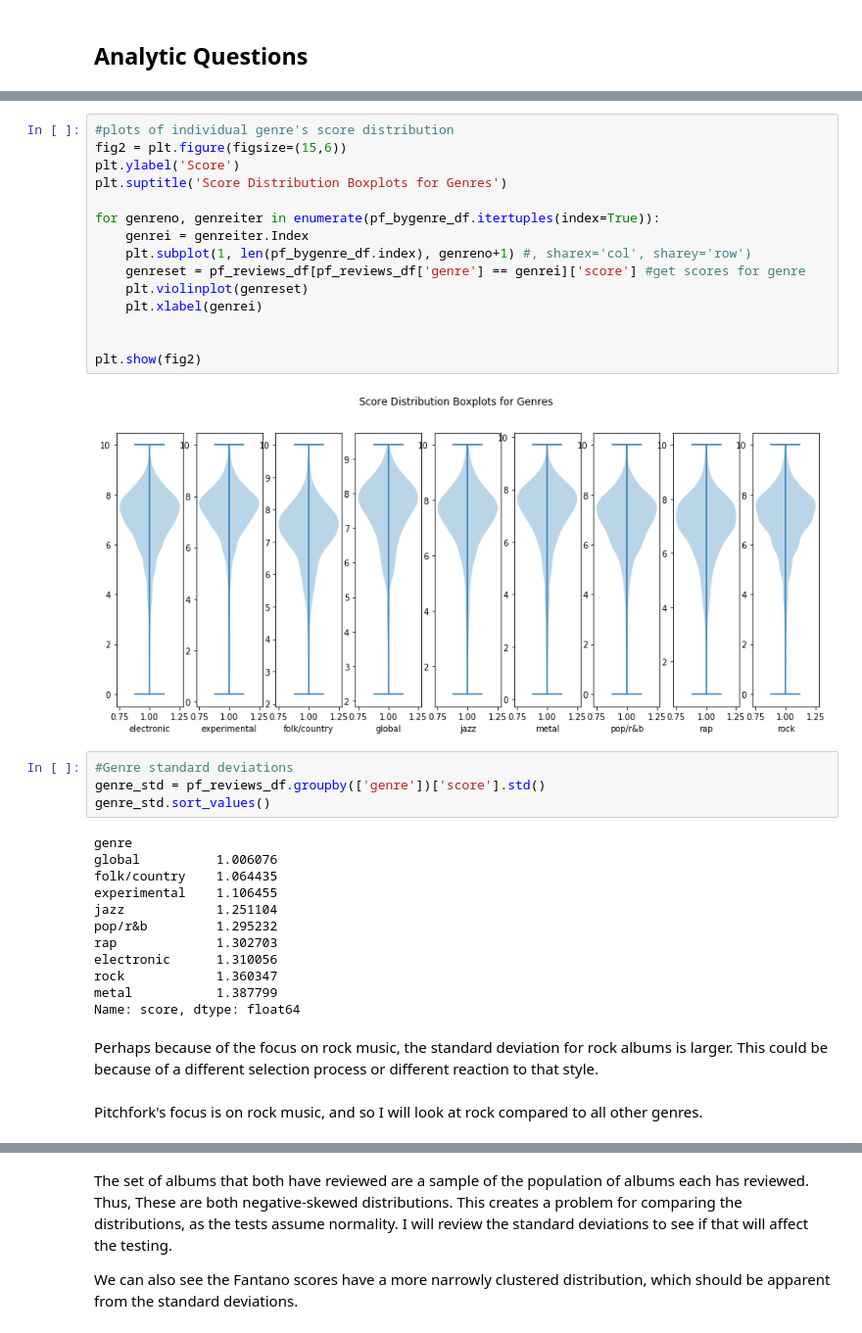
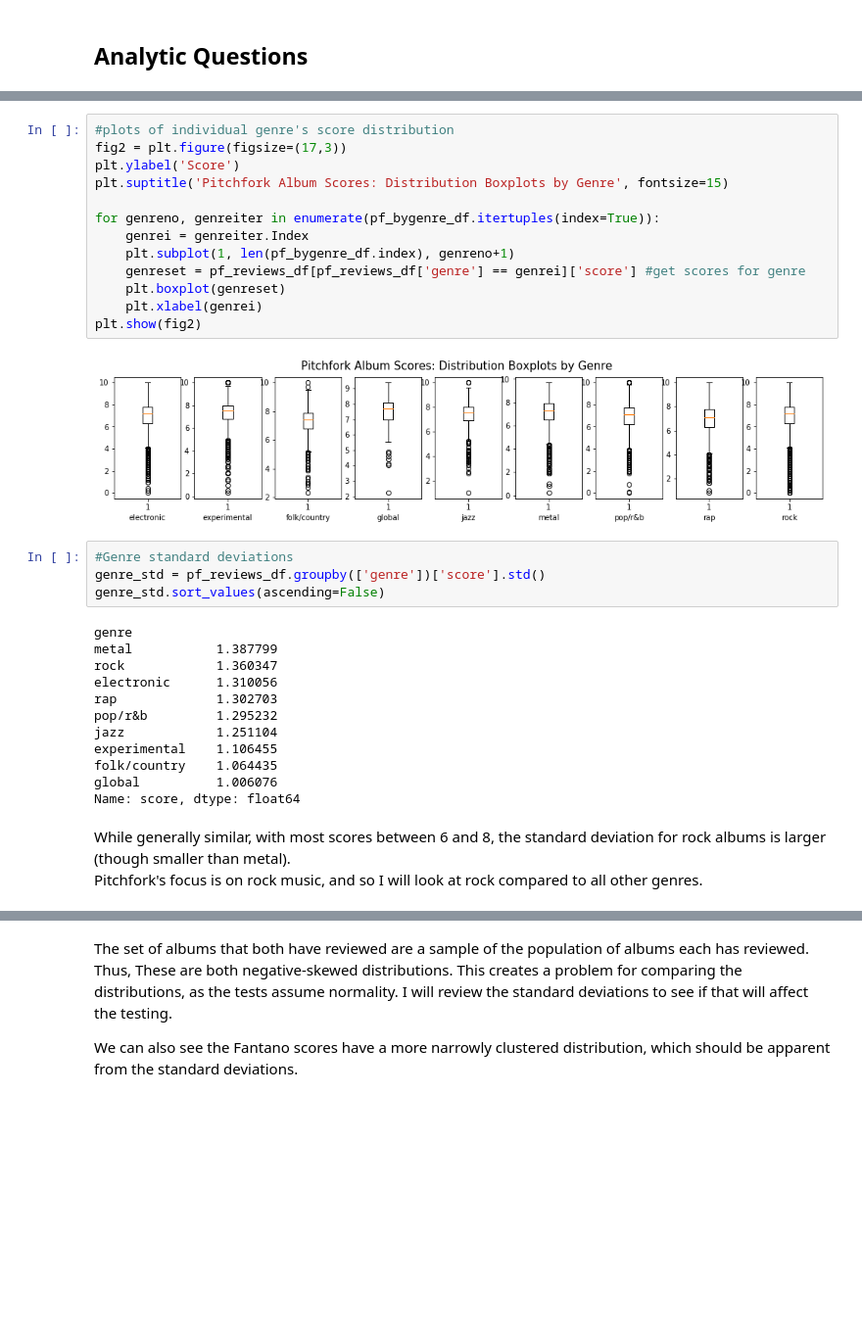
Before and after one commit to chrisoyer/thinkful_notes, a Jupyter notebook: music_caps/music review project.ipynb, the cells around one changed output, grey strips where cells are left out. Shown at 98% size. Drawn from its saved outputs; the diff is of its cells as text; blank space fills up the shorter version.

```diff
--- a/music_caps/music review project.ipynb
+++ b/music_caps/music review project.ipynb
@@ -229,39 +81,36 @@ plt.show()
 # %%
 #plots of individual genre's score distribution
-fig2 = plt.figure(figsize=(15,6))
+fig2 = plt.figure(figsize=(17,3))
 plt.ylabel('Score')
-plt.suptitle('Score Distribution Boxplots for Genres')
+plt.suptitle('Pitchfork Album Scores: Distribution Boxplots by Genre', fontsize=15)
 
 for genreno, genreiter in enumerate(pf_bygenre_df.itertuples(index=True)):
     genrei = genreiter.Index
-    plt.subplot(1, len(pf_bygenre_df.index), genreno+1) #, sharex='col', sharey='row')
+    plt.subplot(1, len(pf_bygenre_df.index), genreno+1)
     genreset = pf_reviews_df[pf_reviews_df['genre'] == genrei]['score'] #get scores for genre
-    plt.violinplot(genreset)
+    plt.boxplot(genreset)
     plt.xlabel(genrei)
-
-
 plt.show(fig2)
 # %% [output]
-[figure, old version]
+[figure, new version]
 # %%
 #Genre standard deviations
 genre_std = pf_reviews_df.groupby(['genre'])['score'].std()
-genre_std.sort_values()
+genre_std.sort_values(ascending=False)
 # %% [output]
 genre
+metal           1.387799
+rock            1.360347
+electronic      1.310056
+rap             1.302703
+pop/r&b         1.295232
+jazz            1.251104
+experimental    1.106455
+folk/country    1.064435
 global          1.006076
-folk/country    1.064435
-experimental    1.106455
-jazz            1.251104
-pop/r&b         1.295232
-rap             1.302703
-electronic      1.310056
-rock            1.360347
-metal           1.387799
 Name: score, dtype: float64
-# %% [markdown]
-Perhaps because of the focus on rock music, the standard deviation for rock albums is larger. This could be because of a different selection process or different reaction to that style.
 # %% [markdown]
+While generally similar, with most scores between 6 and 8, the standard deviation for rock albums is larger (though smaller than metal).
 Pitchfork's focus is on rock music, and so I will look at rock compared to all other genres.
 # %%
 #plot Rock vs Other
```
Also changed, not shown: parts of 39 cells of this notebook, 1 other file.
